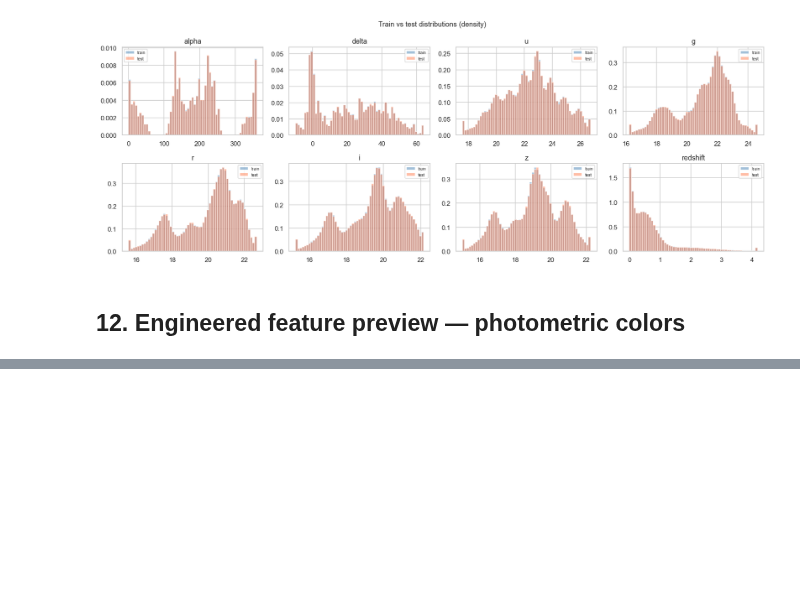
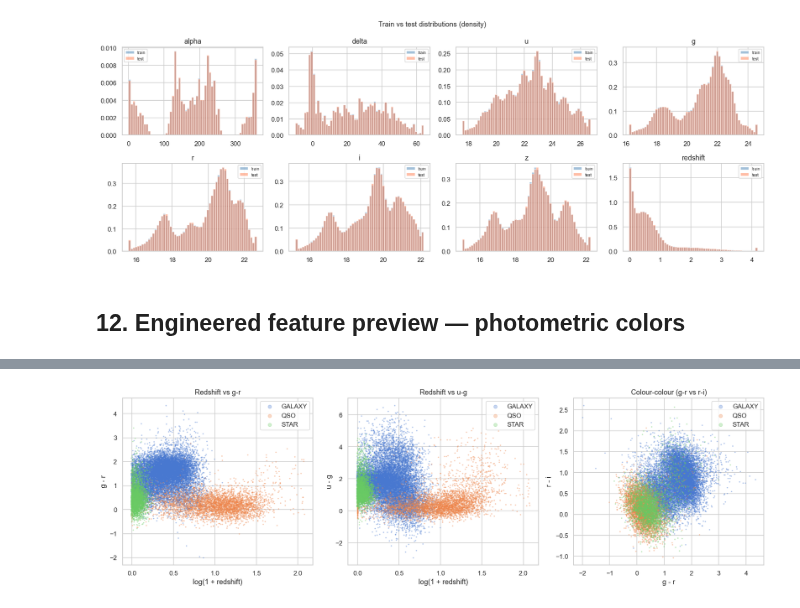
Before and after one commit to corentinlaudicina/Kaggle_Playground_Competitions, a Jupyter notebook: S6_E6_Stellar_Classes/data_exploration.ipynb, the cells around one changed output, grey strips where cells are left out. Saved outputs shown, nothing was run; the diff lists cells and outputs as text; code cells hidden in the pictures; blank space fills up the shorter version.

```diff
--- a/S6_E6_Stellar_Classes/data_exploration.ipynb
+++ b/S6_E6_Stellar_Classes/data_exploration.ipynb
@@ -402,0 +413,47 @@ Variance captured — PC1-2: 83.1 %  |  PC1-3: 93.5 %
+# %%
+fig, axes = plt.subplots(1, 3, figsize=(16, 5))
+palette = dict(zip(CLASSES, sns.color_palette('muted', 3)))
+
+samp = train.sample(20_000, random_state=42).copy()
+samp['redshift_log'] = np.log1p(samp['redshift'])
+samp['color_gr']     = samp['g'] - samp['r']
+samp['color_ug']     = samp['u'] - samp['g']
+samp['color_ri']     = samp['r'] - samp['i']
+
+# 1. redshift vs g-r  ← most separating 2D projection
+ax = axes[0]
+for cls in CLASSES:
+    m = samp[TARGET_COL] == cls
+    ax.scatter(samp.loc[m, 'redshift_log'], samp.loc[m, 'color_gr'],
+               s=2, alpha=0.3, color=palette[cls], label=cls)
+ax.set_xlabel('log(1 + redshift)')
+ax.set_ylabel('g - r')
+ax.set_title('Redshift vs g-r')
+ax.legend(markerscale=4)
+
+# 2. redshift vs u-g  ← QSO UV excess visible here
+ax = axes[1]
+for cls in CLASSES:
+    m = samp[TARGET_COL] == cls
+    ax.scatter(samp.loc[m, 'redshift_log'], samp.loc[m, 'color_ug'],
+               s=2, alpha=0.3, color=palette[cls], label=cls)
+ax.set_xlabel('log(1 + redshift)')
+ax.set_ylabel('u - g')
+ax.set_title('Redshift vs u-g')
+ax.legend(markerscale=4)
+
+# 3. g-r vs r-i  ← the classical colour-colour diagram
+ax = axes[2]
+for cls in CLASSES:
+    m = samp[TARGET_COL] == cls
+    ax.scatter(samp.loc[m, 'color_gr'], samp.loc[m, 'color_ri'],
+               s=2, alpha=0.3, color=palette[cls], label=cls)
+ax.set_xlabel('g - r')
+ax.set_ylabel('r - i')
+ax.set_title('Colour-colour (g-r vs r-i)')
+ax.legend(markerscale=4)
+
+plt.tight_layout()
+plt.show()
+# %% [output]
+[figure, added]
```
Also changed, not shown: parts of 3 cells of this notebook, 5 other files.
